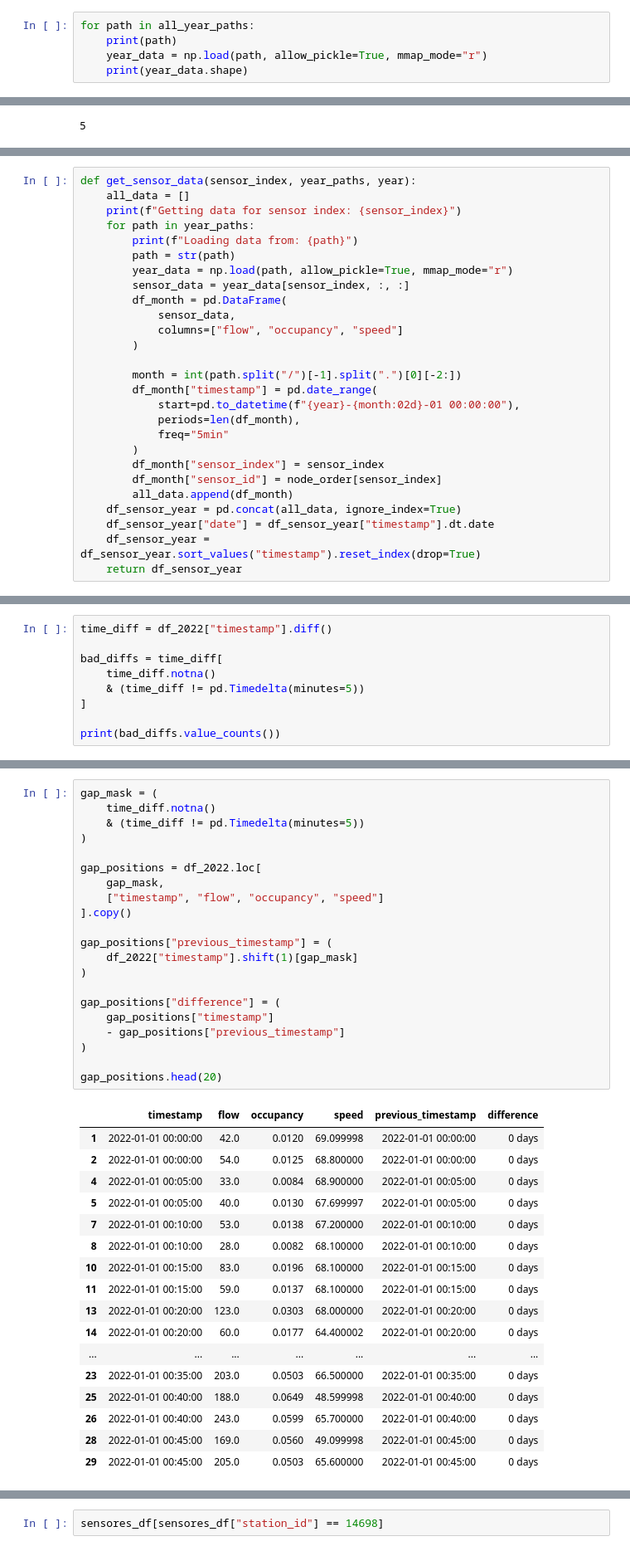
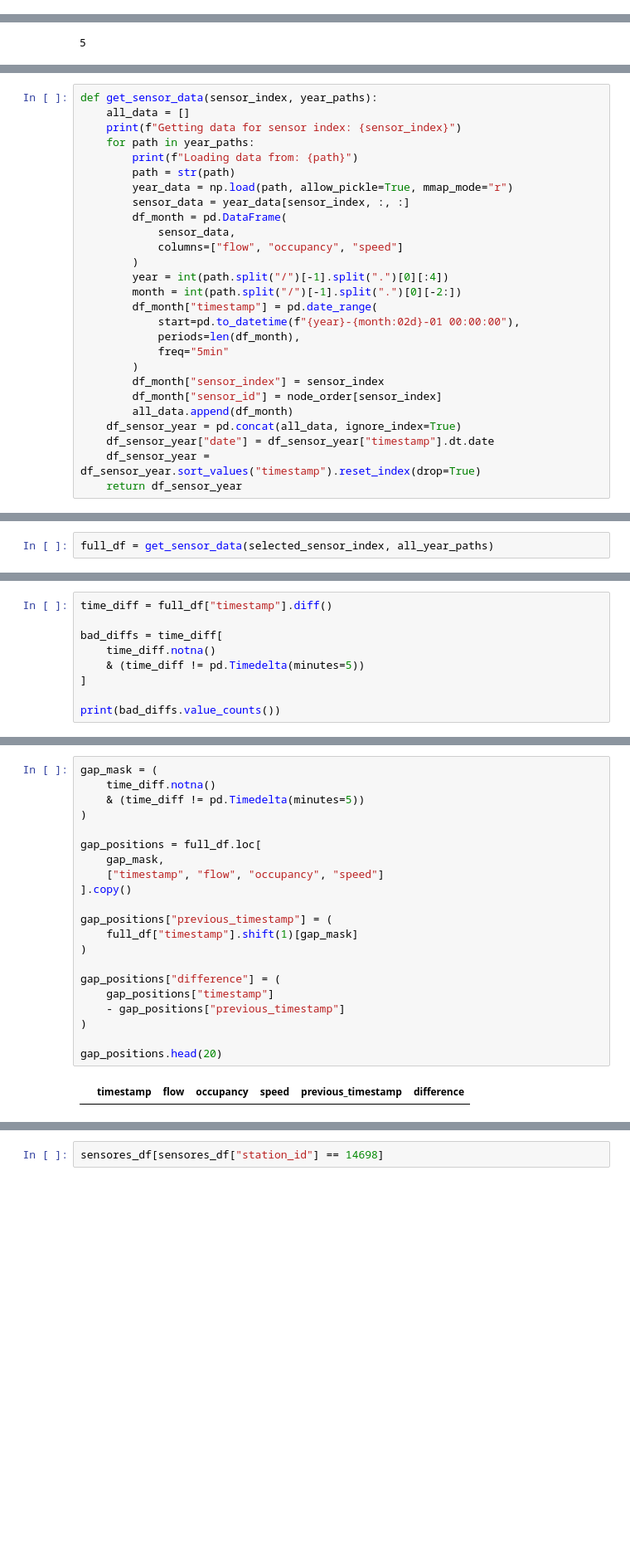
Before and after one commit to manolisfcb/END-TO-END-MLPROJECT, a Jupyter notebook: traffic-prediction-forecasting/analysis/EDA.ipynb, the cells around one changed output, grey strips where cells are left out. Shown at 83% size. Cells and saved outputs as stored; diff of their text form; blank space fills up the shorter version.

```diff
--- a/traffic-prediction-forecasting/analysis/EDA.ipynb
+++ b/traffic-prediction-forecasting/analysis/EDA.ipynb
@@ -950,5 +952,0 @@ all_year_paths = all_year_paths_2022 + all_year_paths_2023 + all_year_paths_2024
-# %%
-for path in all_year_paths:
-    print(path)
-    year_data = np.load(path, allow_pickle=True, mmap_mode="r")
-    print(year_data.shape)
@@ -981,5 +966,5 @@ month
 # %%
-def get_sensor_data(sensor_index, year_paths, year):
+def get_sensor_data(sensor_index, year_paths):
     all_data = []
     print(f"Getting data for sensor index: {sensor_index}")
     for path in year_paths:
@@ -991,7 +976,7 @@ def get_sensor_data(sensor_index, year_paths, year):
             sensor_data,
             columns=["flow", "occupancy", "speed"]
         )
-
+        year = int(path.split("/")[-1].split(".")[0][:4])
         month = int(path.split("/")[-1].split(".")[0][-2:])
         df_month["timestamp"] = pd.date_range(
             start=pd.to_datetime(f"{year}-{month:02d}-01 00:00:00"),
@@ -1029,0 +993,2 @@ Loading data from: /Users/manuel/Mis Estudios/MLOps/END-TO-END-MLPROJECT/traffic
+# %%
+full_df = get_sensor_data(selected_sensor_index, all_year_paths)
@@ -1048,5 +1026,5 @@ Temporal gaps: 210528
 # %%
-time_diff = df_2022["timestamp"].diff()
+time_diff = full_df["timestamp"].diff()
 
 bad_diffs = time_diff[
     time_diff.notna()
@@ -1061,39 +1037,23 @@ Name: count, dtype: int64
 # %%
 gap_mask = (
     time_diff.notna()
     & (time_diff != pd.Timedelta(minutes=5))
 )
 
-gap_positions = df_2022.loc[
+gap_positions = full_df.loc[
     gap_mask,
     ["timestamp", "flow", "occupancy", "speed"]
 ].copy()
 
 gap_positions["previous_timestamp"] = (
-    df_2022["timestamp"].shift(1)[gap_mask]
+    full_df["timestamp"].shift(1)[gap_mask]
 )
 
 gap_positions["difference"] = (
     gap_positions["timestamp"]
     - gap_positions["previous_timestamp"]
 )
 
 gap_positions.head(20)
 # %% [output]
 |  | timestamp | flow | occupancy | speed | previous_timestamp | difference |
-| 1 | 2022-01-01 00:00:00 | 42.0 | 0.0120 | 69.099998 | 2022-01-01 00:00:00 | 0 days |
-| 2 | 2022-01-01 00:00:00 | 54.0 | 0.0125 | 68.800000 | 2022-01-01 00:00:00 | 0 days |
-| 4 | 2022-01-01 00:05:00 | 33.0 | 0.0084 | 68.900000 | 2022-01-01 00:05:00 | 0 days |
-| 5 | 2022-01-01 00:05:00 | 40.0 | 0.0130 | 67.699997 | 2022-01-01 00:05:00 | 0 days |
-| 7 | 2022-01-01 00:10:00 | 53.0 | 0.0138 | 67.200000 | 2022-01-01 00:10:00 | 0 days |
-| 8 | 2022-01-01 00:10:00 | 28.0 | 0.0082 | 68.100000 | 2022-01-01 00:10:00 | 0 days |
-| 10 | 2022-01-01 00:15:00 | 83.0 | 0.0196 | 68.100000 | 2022-01-01 00:15:00 | 0 days |
-| 11 | 2022-01-01 00:15:00 | 59.0 | 0.0137 | 68.100000 | 2022-01-01 00:15:00 | 0 days |
-| 13 | 2022-01-01 00:20:00 | 123.0 | 0.0303 | 68.000000 | 2022-01-01 00:20:00 | 0 days |
-| 14 | 2022-01-01 00:20:00 | 60.0 | 0.0177 | 64.400002 | 2022-01-01 00:20:00 | 0 days |
-| ... | ... | ... | ... | ... | ... | ... |
-| 23 | 2022-01-01 00:35:00 | 203.0 | 0.0503 | 66.500000 | 2022-01-01 00:35:00 | 0 days |
-| 25 | 2022-01-01 00:40:00 | 188.0 | 0.0649 | 48.599998 | 2022-01-01 00:40:00 | 0 days |
-| 26 | 2022-01-01 00:40:00 | 243.0 | 0.0599 | 65.700000 | 2022-01-01 00:40:00 | 0 days |
-| 28 | 2022-01-01 00:45:00 | 169.0 | 0.0560 | 49.099998 | 2022-01-01 00:45:00 | 0 days |
-| 29 | 2022-01-01 00:45:00 | 205.0 | 0.0503 | 65.600000 | 2022-01-01 00:45:00 | 0 days |
```
Also changed, not shown: parts of 42 cells of this notebook, 4 other files.
